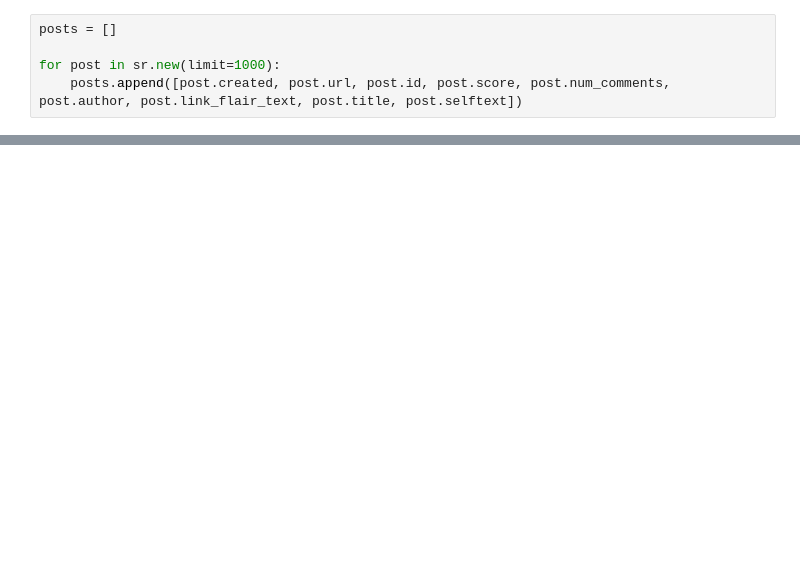
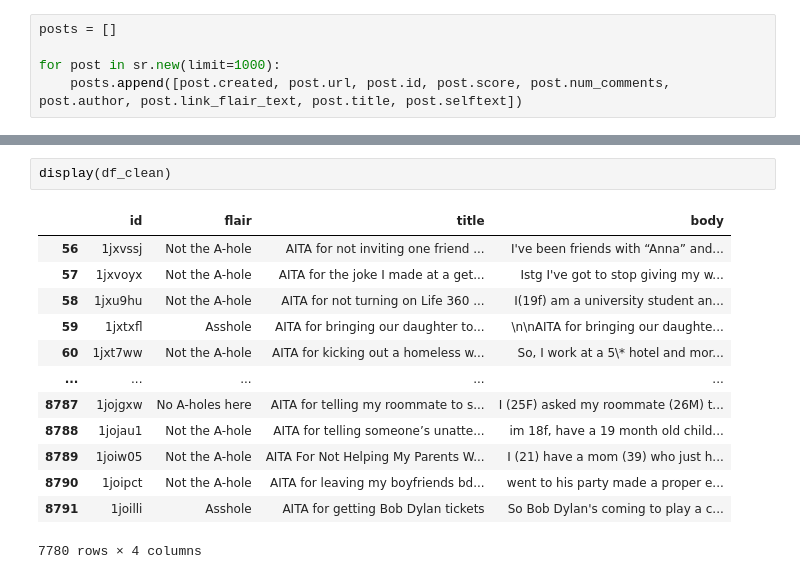
Before and after one commit to kerixyz/pred-aita, a Jupyter notebook: scrape.ipynb, the cells around one changed output, grey strips where cells are left out. Cells and saved outputs as stored; diff of their text form; blank space fills up the shorter version.

```diff
--- a/scrape.ipynb
+++ b/scrape.ipynb
@@ -52,0 +97,16 @@ df_clean = [['id','flair','title','body']]
+# %%
+display(df_clean)
+# %% [output]
+|  | id | flair | title | body |
+| 56 | 1jxvssj | Not the A-hole | AITA for not inviting one friend ... | I've been friends with “Anna” and... |
+| 57 | 1jxvoyx | Not the A-hole | AITA for the joke I made at a get... | Istg I've got to stop giving my w... |
+| 58 | 1jxu9hu | Not the A-hole | AITA for not turning on Life 360 ... | I(19f) am a university student an... |
+| 59 | 1jxtxfl | Asshole | AITA for bringing our daughter to... | \n\nAITA for bringing our daughte... |
+| 60 | 1jxt7ww | Not the A-hole | AITA for kicking out a homeless w... | So, I work at a 5\* hotel and mor... |
+| ... | ... | ... | ... | ... |
+| 8787 | 1jojgxw | No A-holes here | AITA for telling my roommate to s... | I (25F) asked my roommate (26M) t... |
+| 8788 | 1jojau1 | Not the A-hole | AITA for telling someone’s unatte... | im 18f, have a 19 month old child... |
+| 8789 | 1joiw05 | Not the A-hole | AITA For Not Helping My Parents W... | I (21) have a mom (39) who just h... |
+| 8790 | 1joipct | Not the A-hole | AITA for leaving my boyfriends bd... | went to his party made a proper e... |
+| 8791 | 1joilli | Asshole | AITA for getting Bob Dylan tickets | So Bob Dylan's coming to play a c... |
+7780 rows × 4 columns
```
Also changed, not shown: parts of 20 cells of this notebook, 5 other files.
